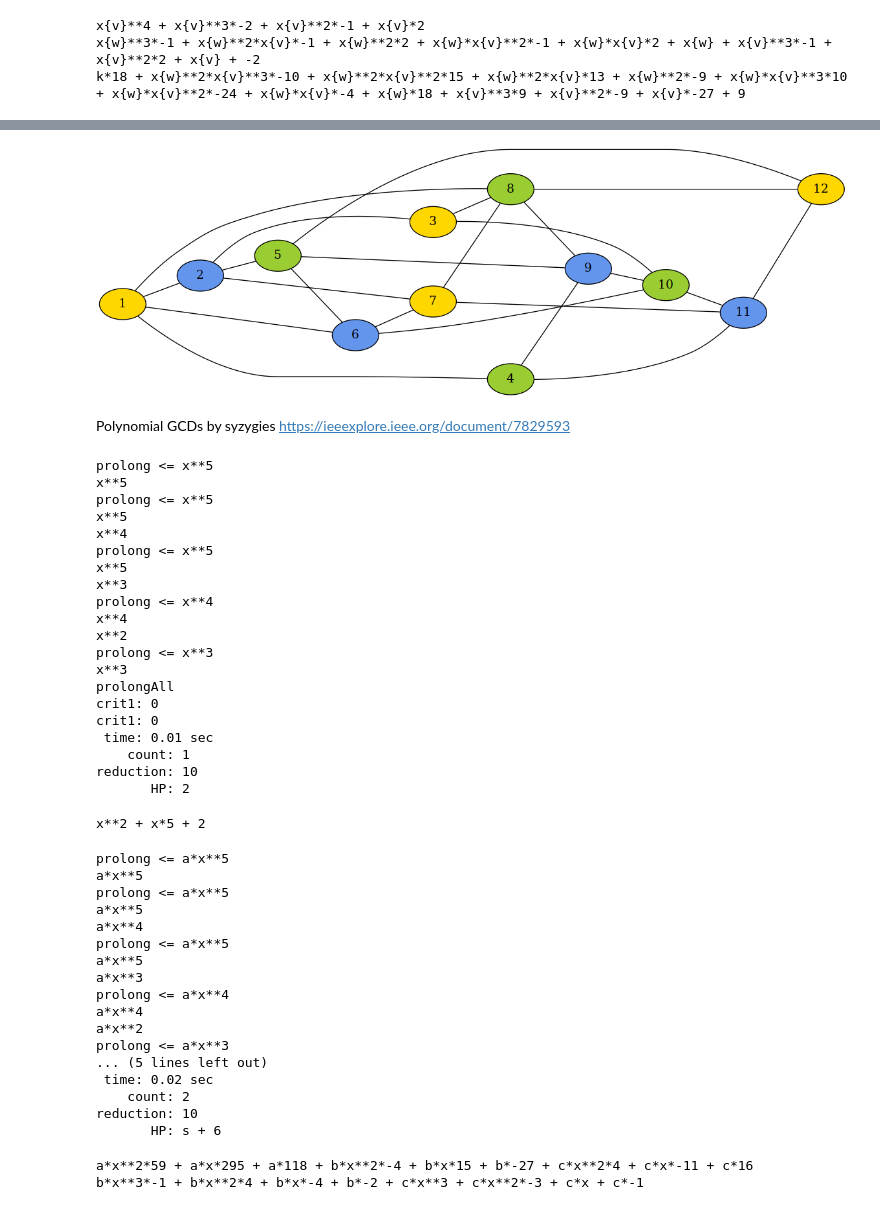
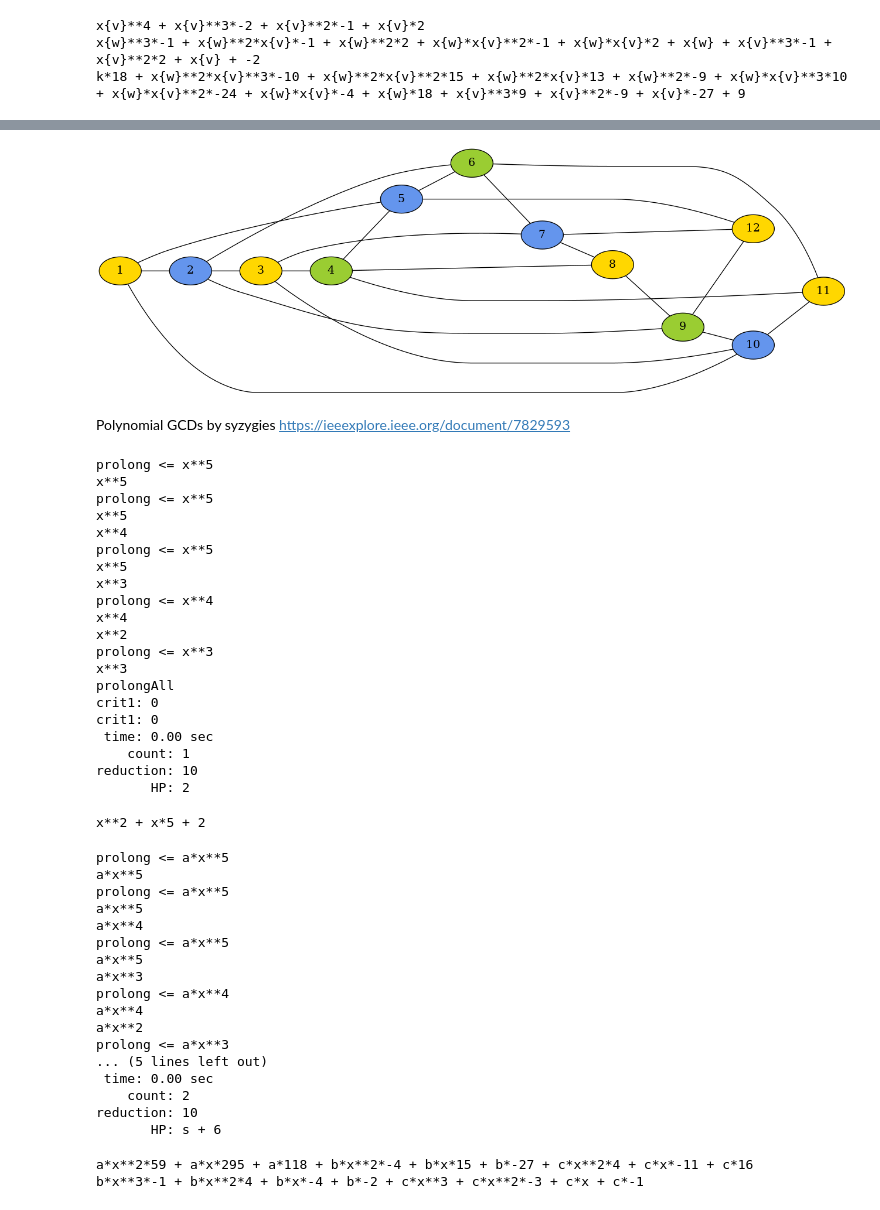
Before and after one commit to blinkovua/IDPO, a Jupyter notebook: poly_ring.ipynb, the cells around one changed output, grey strips where cells are left out. Saved outputs shown, nothing was run; the diff lists cells and outputs as text; code cells hidden in the pictures.

```diff
--- a/poly_ring.ipynb
+++ b/poly_ring.ipynb
@@ -628,16 +636,15 @@ C. Y. Chao and Z. Chen, On uniquely 3-colorable graphs, Discrete Math. 112 (1993
 # %%
 graph = (
-(1, 2, 4, 6, 8, 9),\
-(2, 3, 5, 7, 8, 9),\
-(3, 8, 10),\
-(4, 9, 11),\
-(5, 6, 9, 12),\
-(6, 7, 10),\
-(7, 8, 11),\
-(8, 9, 12),\
-(9, 10),\
+(1, 2, 5, 10),\
+(2, 3, 6, 9),\
+(3, 4, 7, 10),\
+(4, 5, 8, 11),\
+(5, 6, 12),\
+(6, 7, 11),\
+(7, 8, 12),\
+(8, 9),\
+(9, 10, 12),\
 (10, 11),\
-(11, 12),\
 )
 
 g, edge = gv.graph('grey'), {}
@@ -656,7 +663,6 @@ Image('grey.png')
 # %%
 Monom.cmp = Monom.TOPdeglex
-var = [f"x{vs[0]}" for vs in graph]
-var.append(f"x{graph[-1][-1]}")
+var = [f"x{vs}" for vs in range(1, 13)]
 fun = []
 Monom.init(var, fun)
 for i, g in enumerate(var):
@@ -665,8 +671,8 @@ test = Janet()
 lst = [eval(f"{v}**3 + {v}*-1") for v in var]
 # lst = [eval(f"{v}**4 + {v}**3*-2 + {v}**2*-1 + {v}*2") for v in var]
 for vs in graph:
+    w = vs[0]
     for v in vs[1:]:
-        w = vs[0]
         lst.append(eval(f"x{w}**2*-1 + x{w}*x{v}*-1 + x{v}**2*-1 + 1"))
 #         lst.append(eval(f"""x{w}**3*-1 + x{w}**2*x{v}*-1 + x{w}**2*2\
 # + x{w}*x{v}**2*-1 + x{w}*x{v}*2 + x{w} + x{v}**3*-1 + x{v}**2*2 + x{v} + -2"""))
@@ -718,9 +728,0 @@ x1*-1 + x12
-# %%
-for v, x in zip(var, sympy.symbols(var)):
-    globals()[v] = x
-sol = {x12: 0, x11: 1, x10: -1, x9: 1, x8: -1, x7: 0,
-      x6: 1, x5: -1, x4: -1, x3: 0, x2: 1, x1: 0}
-# sol = {x12: 0, x11: 1, x10: -1, x9: 1, x8: -1, x7: 0,
-#       x6: 1, x5: -1, x4: -1, x3: 0, x2: 1, x1: 0}
-for w in test.GB():
-    print(eval(f"{w.poly}").subs(sol), end=", ")
@@ -729,34 +810,34 @@ for w in test.GB():
 # %%
-sol = {12: 0, 11: 1, 10: -1, 9: 1, 8: -1, 7: 0,
-      6: 1, 5: -1, 4: -1, 3: 0, 2: 1, 1: 0}
+sol = {12: 0, 11: 0, 10: 1, 9: -1, 8: 0, 7: 1,
+      6: -1, 5: 1, 4: -1, 3: 0, 2: 1, 1: 0}
 colors = {
 -1: "yellowgreen",\
  0: "gold",\
  1: "cornflowerblue",\
  2: "mediumpurple",\
 }
 
 g, edge = gv.graph('color'), {}
 gv.setv(g, 'rankdir', 'LR')
 for vs in graph:
     a = gv.node(g, str(vs[0]))
     gv.setv(a, 'style', 'filled')
     gv.setv(a, 'fillcolor', colors[sol[vs[0]]])
     if vs[0] not in edge: edge[vs[0]] = a
     for v in vs[1:]:
         if v not in edge: edge[v] = gv.node(g, str(v))
         gv.edge(a, edge[v])
 
-v = graph[-1][-1]
-a = edge[v]
-gv.setv(a, 'style', 'filled')
-gv.setv(a, 'fillcolor', colors[sol[v]])
+for v in (11, 12):
+    a = edge[v]
+    gv.setv(a, 'style', 'filled')
+    gv.setv(a, 'fillcolor', colors[sol[v]])
 
 gv.layout(g, 'dot')
 gv.render(g, "png", 'color.png')
 Image('color.png')
 # %% [output]
-[figure, old version]
+[figure, new version]
 # %% [markdown]
 Polynomial GCDs by syzygies
 https://ieeexplore.ieee.org/document/7829593
@@ -798,7 +879,7 @@ x**3
 prolongAll
 crit1: 0
 crit1: 0
- time: 0.01 sec
+ time: 0.00 sec
     count: 1
 reduction: 10
        HP: 2
@@ -842,7 +923,7 @@ a*x**4
 a*x**2
 prolong <= a*x**3
 ... (5 lines left out)
- time: 0.02 sec
+ time: 0.00 sec
     count: 2
 reduction: 10
        HP: s + 6
```
Also changed, not shown: parts of 25 cells of this notebook.
